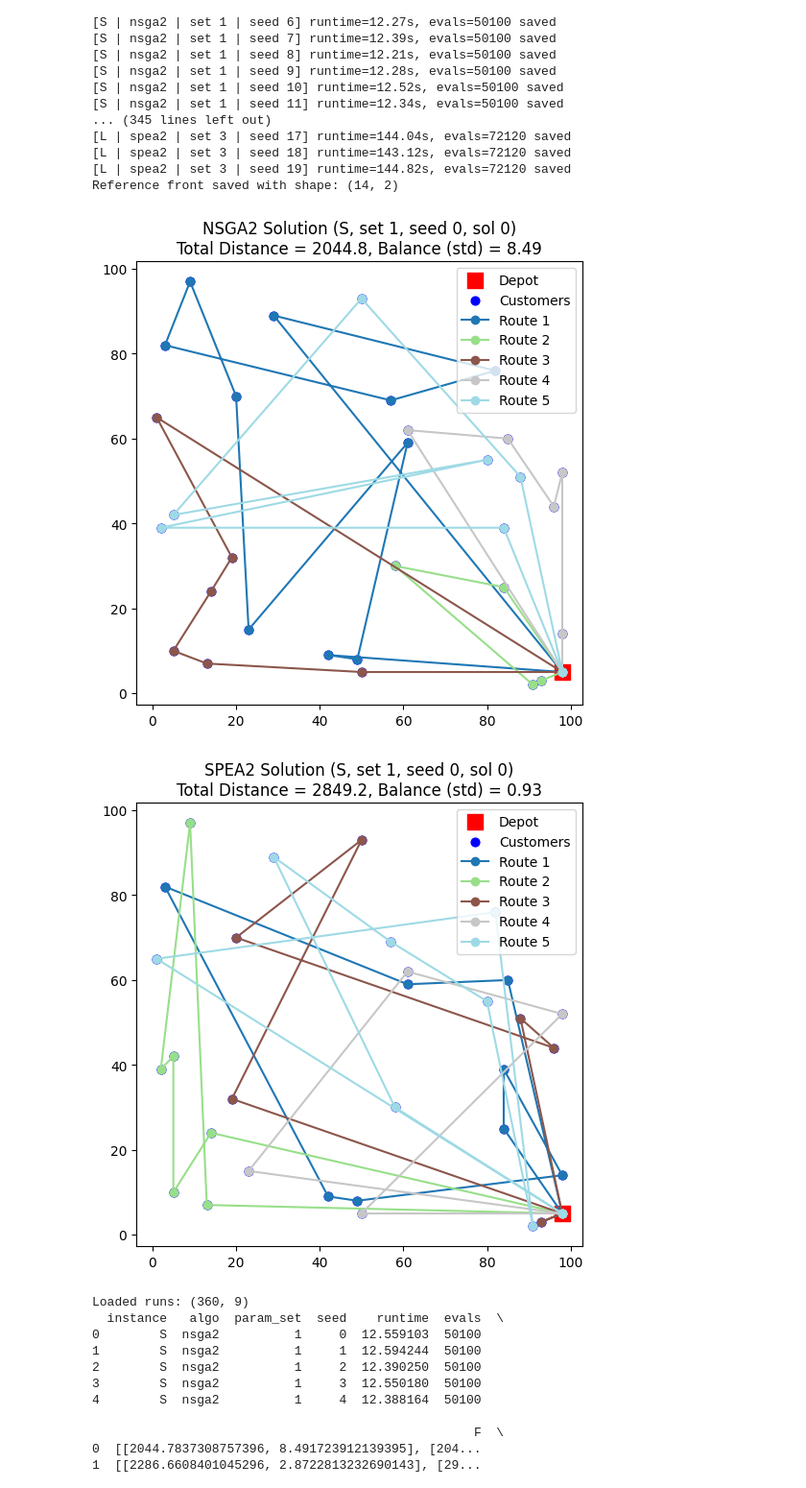
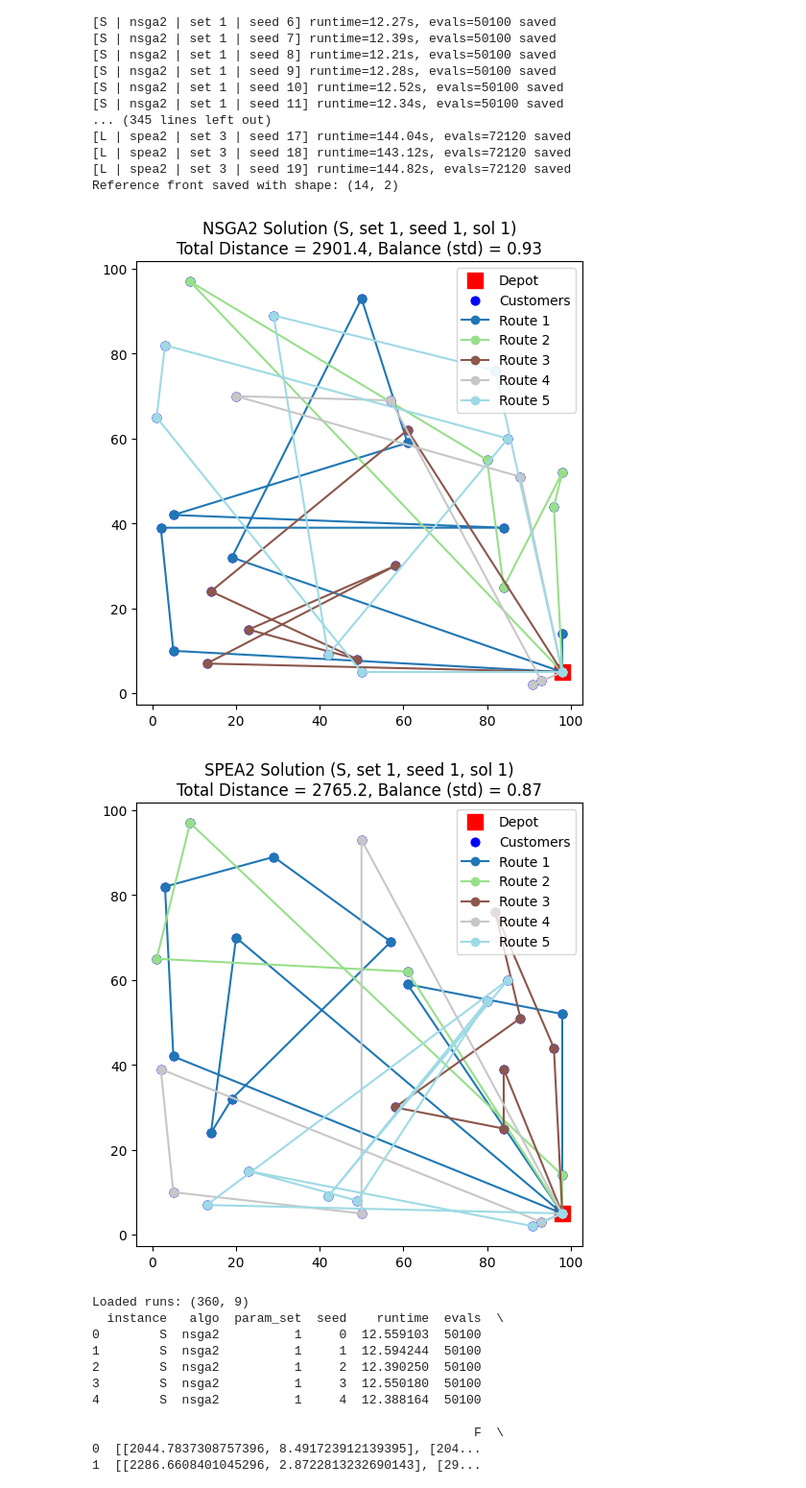
Before and after one commit to jofa016/ACIT4610---Mandatory-2, a Jupyter notebook: main.ipynb, the cells around one changed output. Shown at 96% size. Saved outputs shown, nothing was run; the diff lists cells and outputs as text; code cells hidden in the pictures.

```diff
--- a/main.ipynb
+++ b/main.ipynb
@@ -602,37 +602,37 @@ def plot_solution_routes(routes, coords, depot_idx=0, title="Solution Routes", o
 def plot_run_solution(df, instance, algo, param_set, seed, sol_idx=0):
     """Plot one Pareto solution from df_results based on instance, algo, param_set, seed."""
     row = df[(df["instance"]==instance) &
              (df["algo"]==algo) &
              (df["param_set"]==param_set) &
              (df["seed"]==seed)].iloc[0]
 
     # select one solution from Pareto front
     solution_perm = row["PF_routes"][sol_idx]
     obj_values = row["PF"][sol_idx]   # (total distance, std/balance)
 
     # choose the right problem data
     if instance == "S":
         demands, capacity, coords, depot_idx = dem_s, cap_s, XY_s, dep_s
     elif instance == "M":
         demands, capacity, coords, depot_idx = dem_m, cap_m, XY_m, dep_m
     else:
         demands, capacity, coords, depot_idx = dem_l, cap_l, XY_l, dep_l
 
     # decode and plot
     routes = decode_routes(solution_perm, demands, capacity, depot_idx)
     plot_solution_routes(routes, coords, depot_idx,
                          title=f"{algo.upper()} Solution ({instance}, set {param_set}, seed {seed}, sol {sol_idx})",
                          obj=obj_values)
 
 # --- Examples ---
 # NSGA-II
-plot_run_solution(df_results, "S", "nsga2", 1, 0, sol_idx=0)
+plot_run_solution(df_results, "S", "nsga2", 1, 1, sol_idx=1)
 
 # SPEA2
-plot_run_solution(df_results, "S", "spea2", 1, 0, sol_idx=0)
+plot_run_solution(df_results, "S", "spea2", 1, 1, sol_idx=1)
 # %% [output]
-[figure, old version]
+[figure, new version]
-[figure, old version]
+[figure, new version]
 # %%
 
 
```
